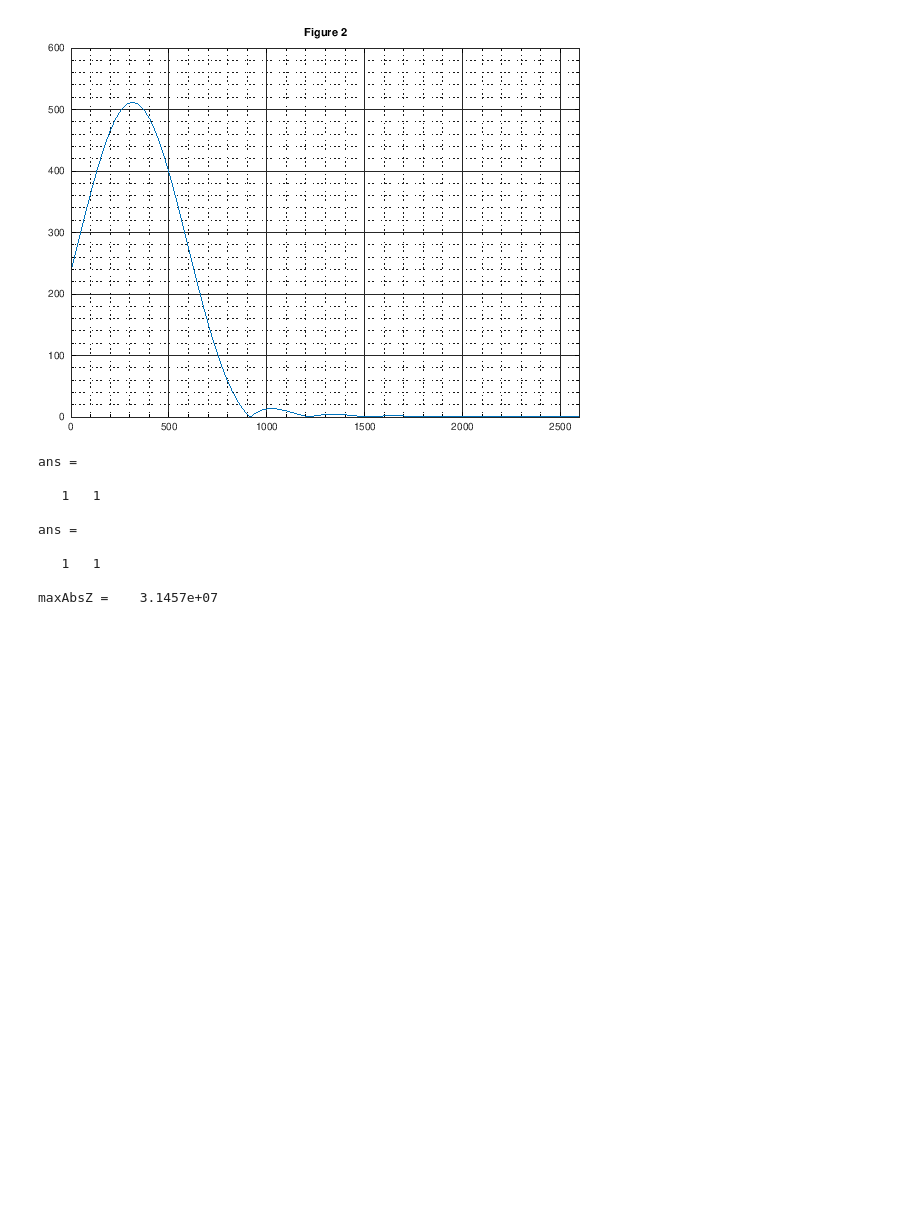
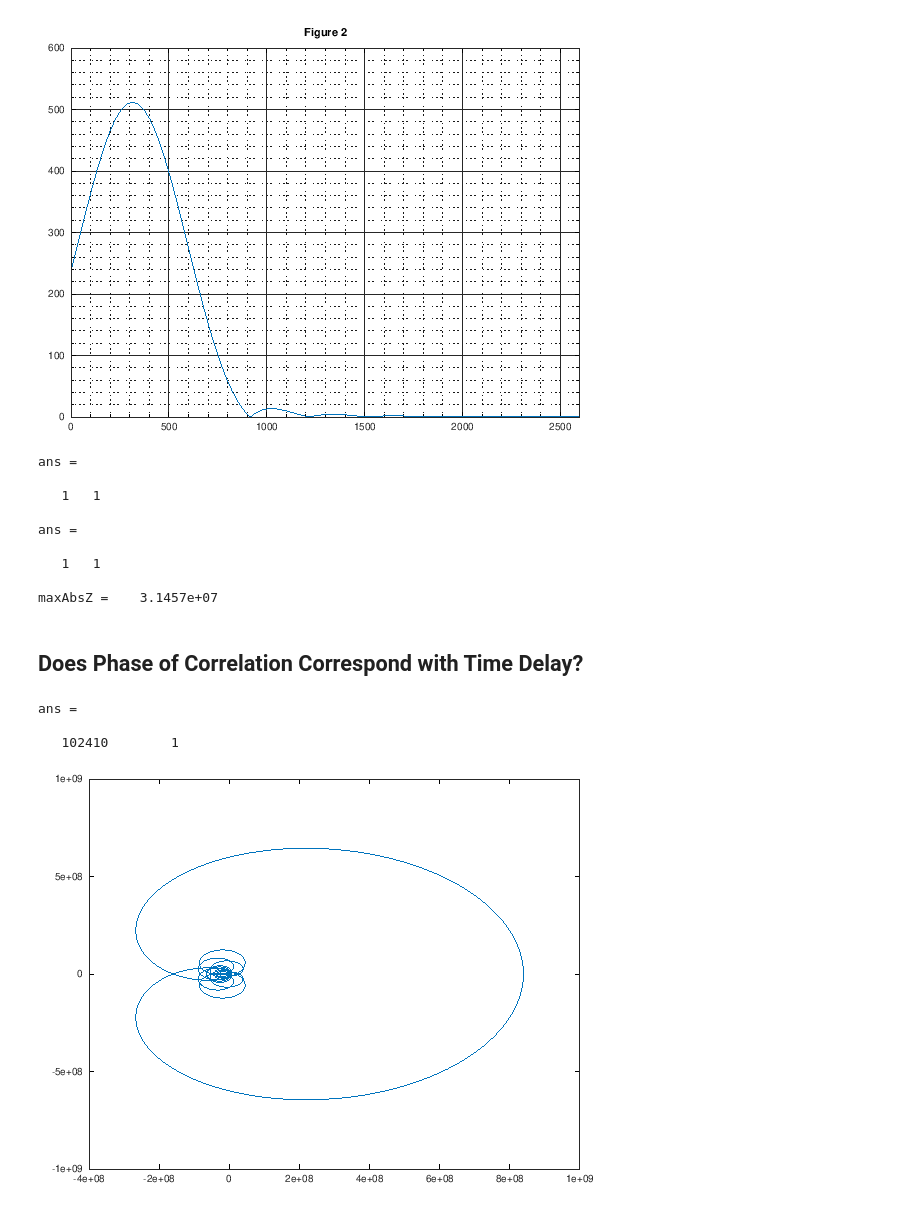
Before and after one commit to tbondy760/sat-chirp, a Jupyter notebook: Costas.ipynb, the cells around one changed output. Drawn from its saved outputs; the diff is of its cells as text; code cells hidden in the pictures; blank space fills up the shorter version.

```diff
--- a/Costas.ipynb
+++ b/Costas.ipynb
@@ -165,3 +165,26 @@ ans =
    1   1
 
 maxAbsZ =    3.1457e+07
+# %% [markdown]
+## Does Phase of Correlation Correspond with Time Delay?
+# %%
+RefSigCV = vertcat(zeros(pulseSamples,1), RefSigCoreCV, zeros(pulseSamples,1));
+RefSigFreqCV = fft(RefSigCV, rows(RefSigCV)*10);
+size(RefSigFreqCV)
+RefSigFreqKernelCV = conj(rot90(RefSigFreqCV,2));
+MagCV = [];
+for idx = -pulseSamples:1:pulseSamples
+  RefSigLoopCV = vertcat(zeros(pulseSamples+idx,1), RefSigCoreCV, zeros(pulseSamples-idx,1));
+  RefSigLoopFreqCV = fft(RefSigLoopCV, rows(RefSigLoopCV)*10);
+  Z = conv2(RefSigLoopFreqCV, RefSigFreqKernelCV, 'valid');
+  # size(Z)
+  MagCV = [MagCV; Z];
+endfor
+# %% [output]
+ans =
+
+   102410        1
+# %%
+plot(MagCV)
+# %% [output]
+[figure, added]
```
Also changed, not shown: parts of 5 cells of this notebook.
